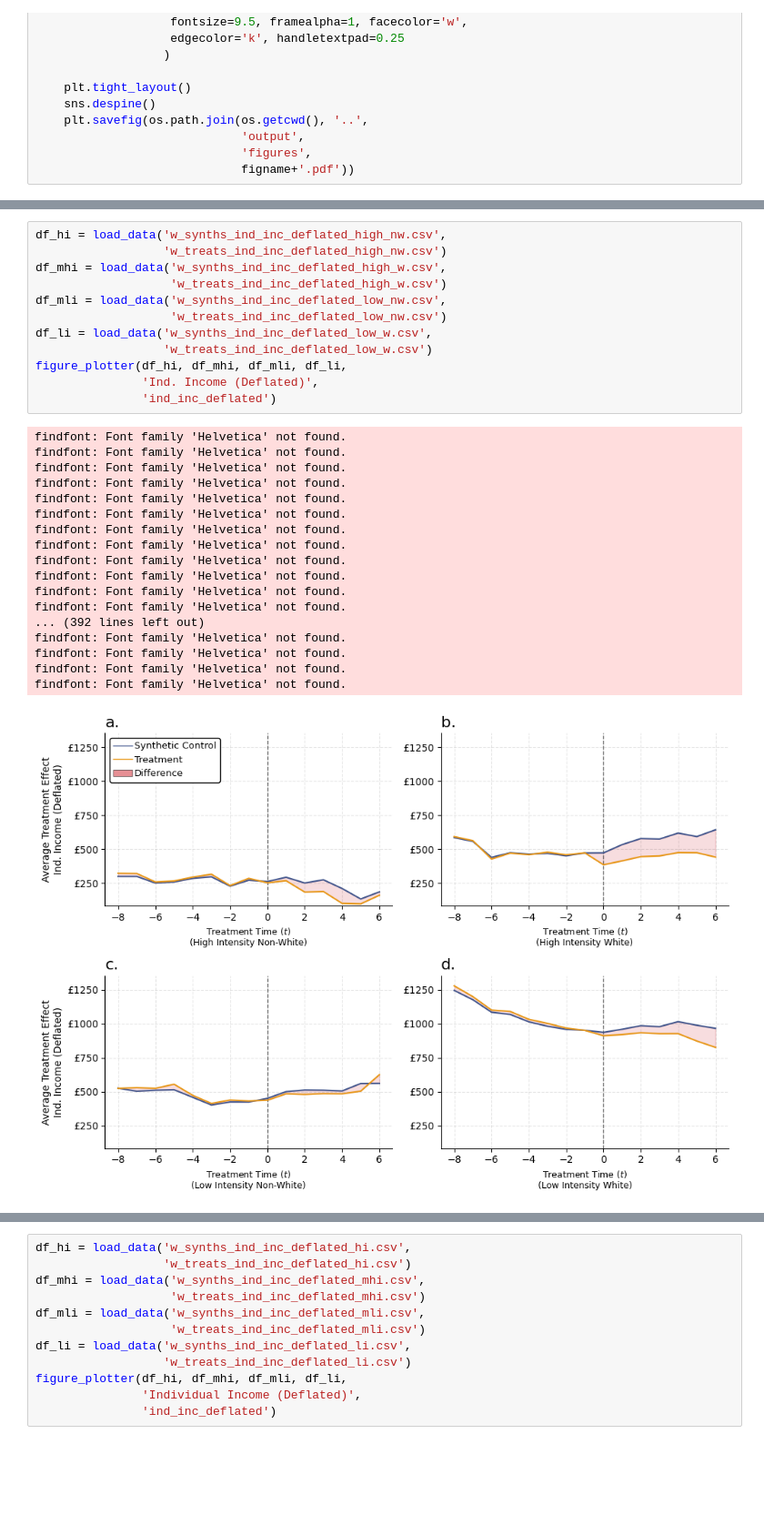
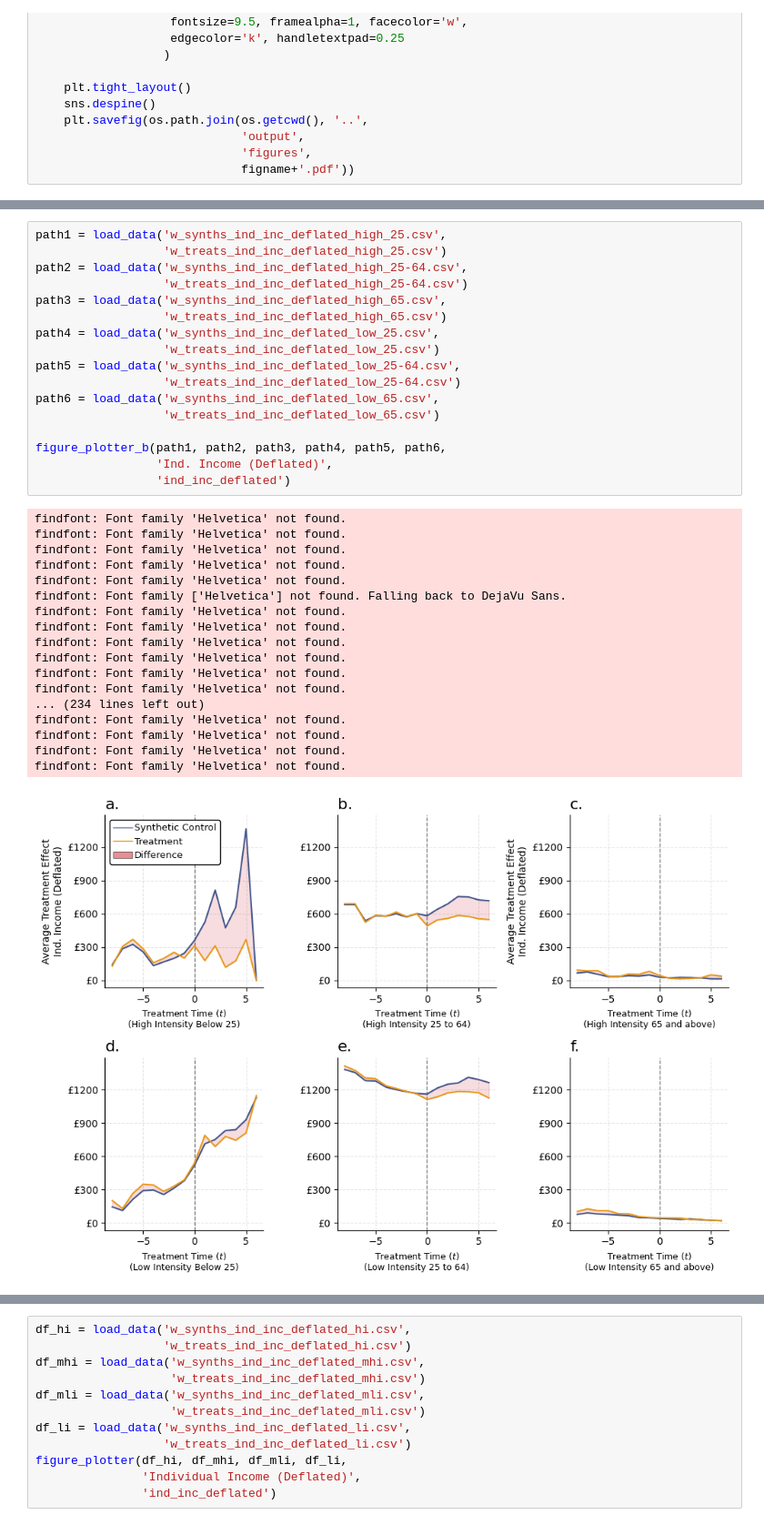
Before and after one commit to centre-for-care/costofcare, a Jupyter notebook: src/plot_results.ipynb, the cells around one changed output, grey strips where cells are left out. Shown at 91% size. Cells and saved outputs as stored; diff of their text form; blank space fills up the shorter version.

```diff
--- a/src/plot_results.ipynb
+++ b/src/plot_results.ipynb
@@ -103,31 +358,36 @@ treats[0:6].mean()
 # %%
-df_hi = load_data('w_synths_ind_inc_deflated_high_nw.csv',
-                  'w_treats_ind_inc_deflated_high_nw.csv')
-df_mhi = load_data('w_synths_ind_inc_deflated_high_w.csv',
-                   'w_treats_ind_inc_deflated_high_w.csv')
-df_mli = load_data('w_synths_ind_inc_deflated_low_nw.csv',
-                   'w_treats_ind_inc_deflated_low_nw.csv')
-df_li = load_data('w_synths_ind_inc_deflated_low_w.csv',
-                  'w_treats_ind_inc_deflated_low_w.csv')
-figure_plotter(df_hi, df_mhi, df_mli, df_li,
-               'Ind. Income (Deflated)',
-               'ind_inc_deflated')
+path1 = load_data('w_synths_ind_inc_deflated_high_25.csv',
+                  'w_treats_ind_inc_deflated_high_25.csv')
+path2 = load_data('w_synths_ind_inc_deflated_high_25-64.csv',
+                  'w_treats_ind_inc_deflated_high_25-64.csv')
+path3 = load_data('w_synths_ind_inc_deflated_high_65.csv',
+                  'w_treats_ind_inc_deflated_high_65.csv')
+path4 = load_data('w_synths_ind_inc_deflated_low_25.csv',
+                  'w_treats_ind_inc_deflated_low_25.csv')
+path5 = load_data('w_synths_ind_inc_deflated_low_25-64.csv',
+                  'w_treats_ind_inc_deflated_low_25-64.csv')
+path6 = load_data('w_synths_ind_inc_deflated_low_65.csv',
+                  'w_treats_ind_inc_deflated_low_65.csv')
+
+figure_plotter_b(path1, path2, path3, path4, path5, path6,
+                 'Ind. Income (Deflated)',
+                 'ind_inc_deflated')
 # %% [output]
+findfont: Font family 'Helvetica' not found.
+findfont: Font family 'Helvetica' not found.
+findfont: Font family 'Helvetica' not found.
+findfont: Font family 'Helvetica' not found.
+findfont: Font family 'Helvetica' not found.
+findfont: Font family ['Helvetica'] not found. Falling back to DejaVu Sans.
 findfont: Font family 'Helvetica' not found.
 findfont: Font family 'Helvetica' not found.
 findfont: Font family 'Helvetica' not found.
 findfont: Font family 'Helvetica' not found.
 findfont: Font family 'Helvetica' not found.
 findfont: Font family 'Helvetica' not found.
+... (234 lines left out)
 findfont: Font family 'Helvetica' not found.
 findfont: Font family 'Helvetica' not found.
 findfont: Font family 'Helvetica' not found.
 findfont: Font family 'Helvetica' not found.
-findfont: Font family 'Helvetica' not found.
-findfont: Font family 'Helvetica' not found.
-... (392 lines left out)
-findfont: Font family 'Helvetica' not found.
-findfont: Font family 'Helvetica' not found.
-findfont: Font family 'Helvetica' not found.
-findfont: Font family 'Helvetica' not found.
-[figure, old version]
+[figure, new version]
```
Also changed, not shown: parts of 11 cells of this notebook, 10 other files.
